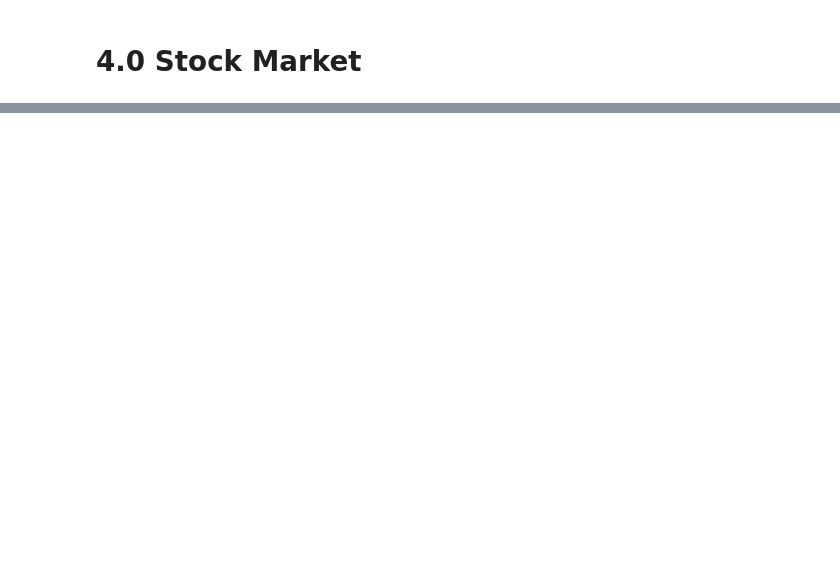
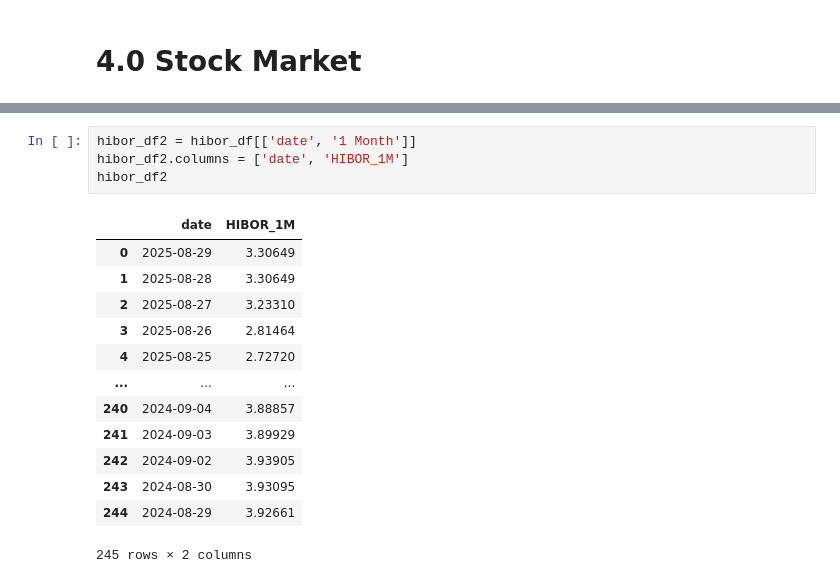
Before and after one commit to 0KeirLi0/EconomyAnalysis, a Jupyter notebook: notebook/YieldAnalysis/A02_DailyInterbankLiquidity.ipynb, the cells around one changed output, grey strips where cells are left out. Cells and saved outputs as stored; diff of their text form; blank space fills up the shorter version.

```diff
--- a/notebook/YieldAnalysis/A02_DailyInterbankLiquidity.ipynb
+++ b/notebook/YieldAnalysis/A02_DailyInterbankLiquidity.ipynb
@@ -301,0 +404,18 @@ hsi_fig.show()
+# %%
+hibor_df2 = hibor_df[['date', '1 Month']]
+hibor_df2.columns = ['date', 'HIBOR_1M']
+hibor_df2
+# %% [output]
+|  | date | HIBOR_1M |
+| 0 | 2025-08-29 | 3.30649 |
+| 1 | 2025-08-28 | 3.30649 |
+| 2 | 2025-08-27 | 3.23310 |
+| 3 | 2025-08-26 | 2.81464 |
+| 4 | 2025-08-25 | 2.72720 |
+| ... | ... | ... |
+| 240 | 2024-09-04 | 3.88857 |
+| 241 | 2024-09-03 | 3.89929 |
+| 242 | 2024-09-02 | 3.93905 |
+| 243 | 2024-08-30 | 3.93095 |
+| 244 | 2024-08-29 | 3.92661 |
+245 rows × 2 columns
```
Also changed, not shown: parts of 20 cells of this notebook, 5 other files.
